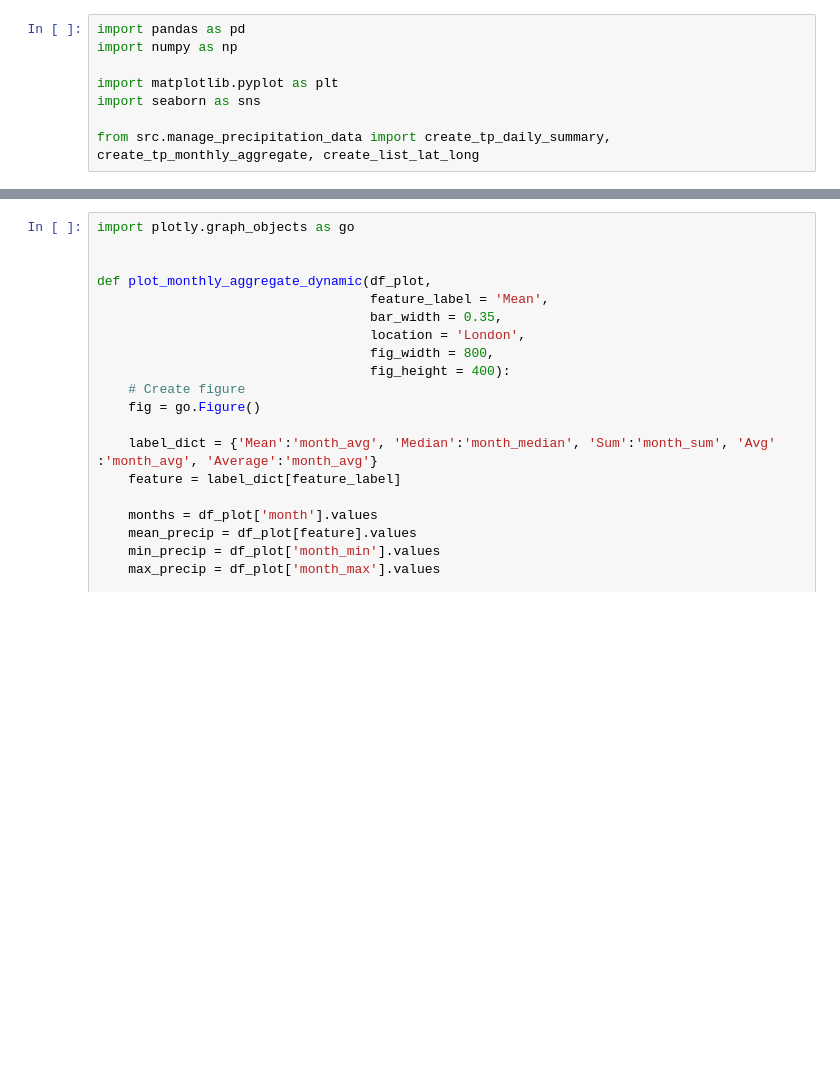
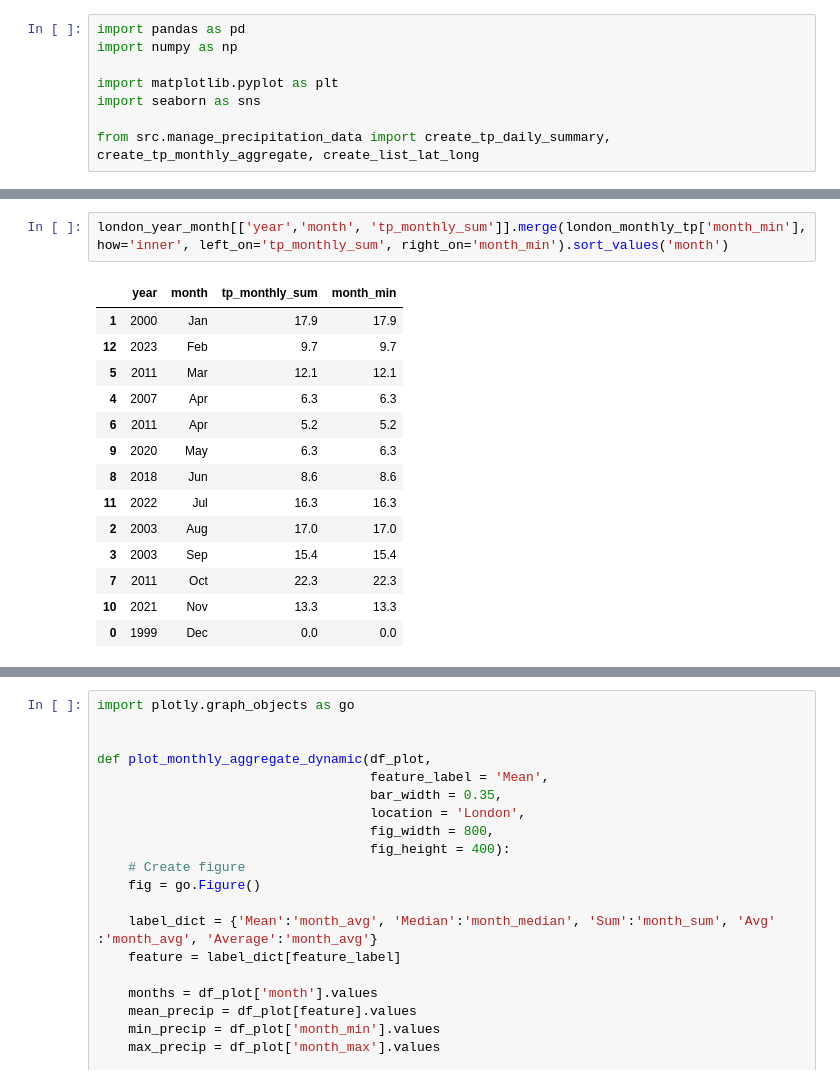
Before and after one commit to pacoraggio/London-Rainfall, a Jupyter notebook: notebooks/tp_monthly_season_analysis.ipynb, the cells around one changed output, grey strips where cells are left out. Cells and saved outputs as stored; diff of their text form; blank space fills up the shorter version.

```diff
--- a/notebooks/tp_monthly_season_analysis.ipynb
+++ b/notebooks/tp_monthly_season_analysis.ipynb
@@ -164,3 +276,20 @@ def plot_monthly_aggregate_static(df_plot, feature_label = 'Mean', bar_width = 0
+# %%
+london_year_month[['year','month', 'tp_monthly_sum']].merge(london_monthly_tp['month_min'], how='inner', left_on='tp_monthly_sum', right_on='month_min').sort_values('month')
+# %% [output]
+|  | year | month | tp_monthly_sum | month_min |
+| 1 | 2000 | Jan | 17.9 | 17.9 |
+| 12 | 2023 | Feb | 9.7 | 9.7 |
+| 5 | 2011 | Mar | 12.1 | 12.1 |
+| 4 | 2007 | Apr | 6.3 | 6.3 |
+| 6 | 2011 | Apr | 5.2 | 5.2 |
+| 9 | 2020 | May | 6.3 | 6.3 |
+| 8 | 2018 | Jun | 8.6 | 8.6 |
+| 11 | 2022 | Jul | 16.3 | 16.3 |
+| 2 | 2003 | Aug | 17.0 | 17.0 |
+| 3 | 2003 | Sep | 15.4 | 15.4 |
+| 7 | 2011 | Oct | 22.3 | 22.3 |
+| 10 | 2021 | Nov | 13.3 | 13.3 |
+| 0 | 1999 | Dec | 0.0 | 0.0 |
 # %%
 london_monthly_aggregate = create_monthly_aggregate(debug=True)
 apulia_monthly_aggregate = create_monthly_aggregate('puglia', debug=True)
```
Also changed, not shown: parts of 22 cells of this notebook, 2 other files.
